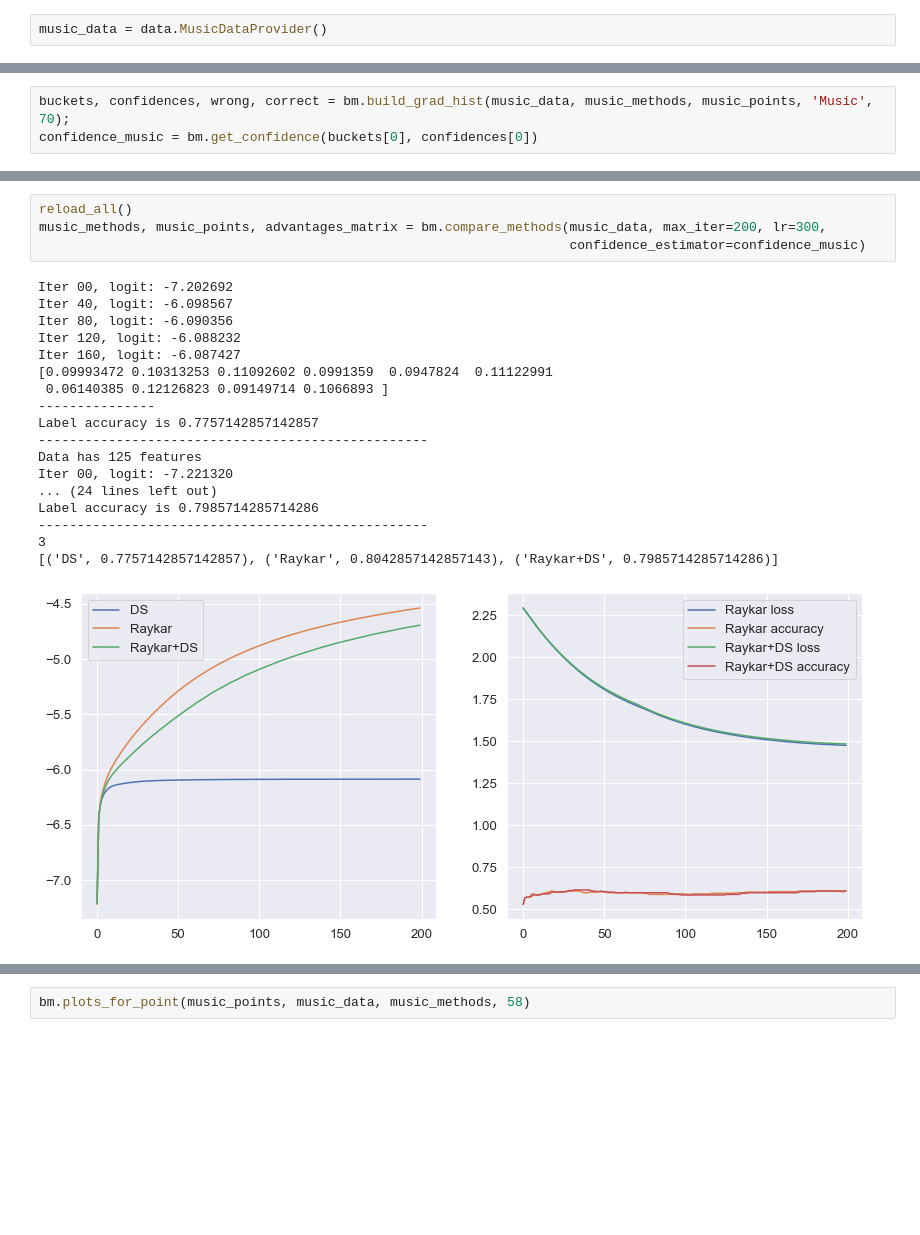
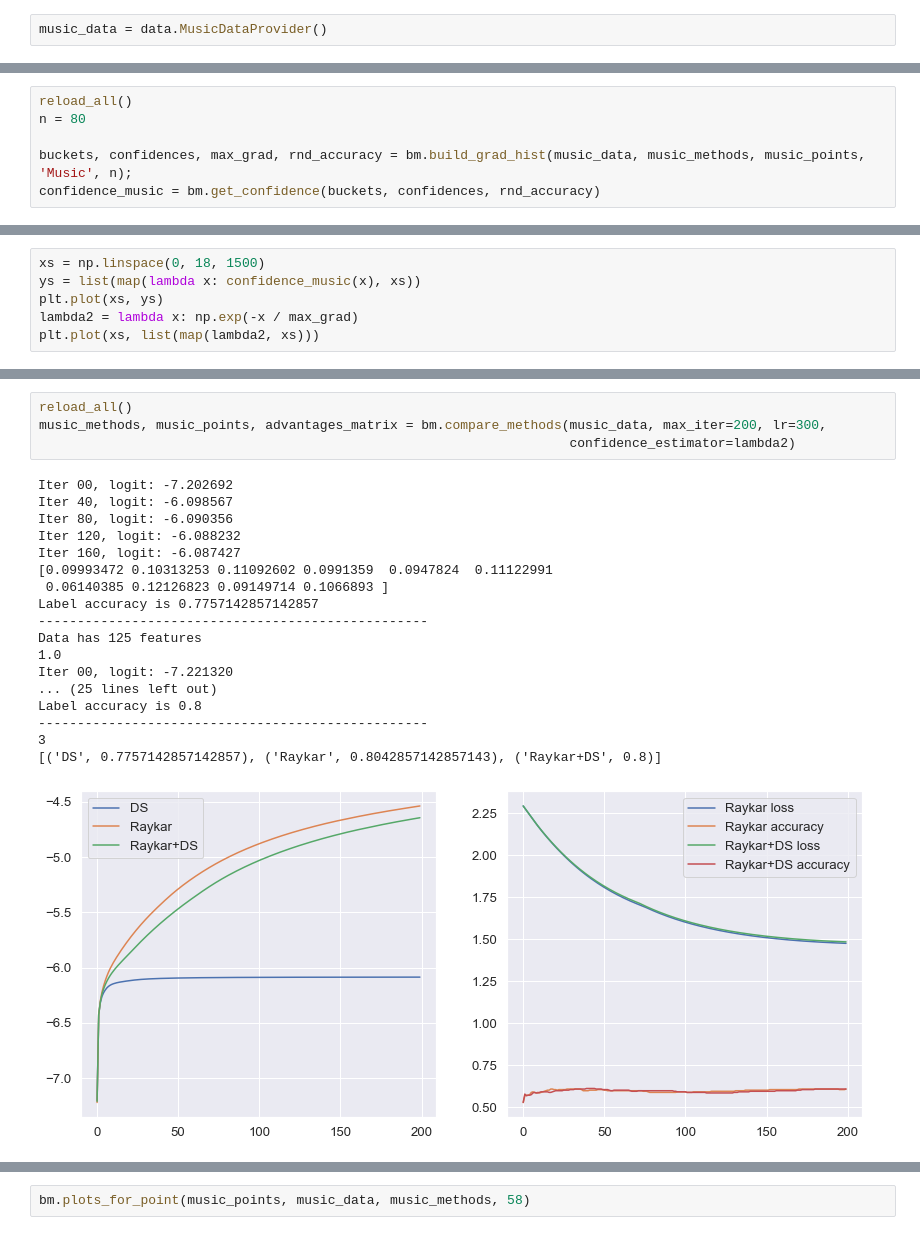
Before and after one commit to AndreySmirdin/CrowdInference, a Jupyter notebook: Music.ipynb, the cells around one changed output, grey strips where cells are left out. Saved outputs shown, nothing was run; the diff lists cells and outputs as text; blank space fills up the shorter version.

```diff
--- a/Music.ipynb
+++ b/Music.ipynb
@@ -72,5 +72,8 @@ Label accuracy is 0.7885714285714286
 # %%
-buckets, confidences, wrong, correct = bm.build_grad_hist(music_data, music_methods, music_points, 'Music', 70);
-confidence_music = bm.get_confidence(buckets[0], confidences[0])
+reload_all()
+n = 80
+
+buckets, confidences, max_grad, rnd_accuracy = bm.build_grad_hist(music_data, music_methods, music_points, 'Music', n);
+confidence_music = bm.get_confidence(buckets, confidences, rnd_accuracy)
 # %% [output]
 Number of data points: 700
@@ -77,0 +88,6 @@ Number of data points: 700
+# %%
+xs = np.linspace(0, 18, 1500)
+ys = list(map(lambda x: confidence_music(x), xs))
+plt.plot(xs, ys)
+lambda2 = lambda x: np.exp(-x / max_grad)
+plt.plot(xs, list(map(lambda2, xs)))
@@ -78,24 +97,24 @@ Number of data points: 700
 # %%
 reload_all()
 music_methods, music_points, advantages_matrix = bm.compare_methods(music_data, max_iter=200, lr=300,
-                                                                    confidence_estimator=confidence_music)
+                                                                    confidence_estimator=lambda2)
 # %% [output]
 Iter 00, logit: -7.202692
 Iter 40, logit: -6.098567
 Iter 80, logit: -6.090356
 Iter 120, logit: -6.088232
 Iter 160, logit: -6.087427
 [0.09993472 0.10313253 0.11092602 0.0991359  0.0947824  0.11122991
  0.06140385 0.12126823 0.09149714 0.1066893 ]
----------------
 Label accuracy is 0.7757142857142857
 --------------------------------------------------
 Data has 125 features
+1.0
 Iter 00, logit: -7.221320
-... (24 lines left out)
-Label accuracy is 0.7985714285714286
+... (25 lines left out)
+Label accuracy is 0.8
 --------------------------------------------------
 3
-[('DS', 0.7757142857142857), ('Raykar', 0.8042857142857143), ('Raykar+DS', 0.7985714285714286)]
+[('DS', 0.7757142857142857), ('Raykar', 0.8042857142857143), ('Raykar+DS', 0.8)]
-[figure, old version]
+[figure, new version]
 # %%
```
Also changed, not shown: parts of 6 cells of this notebook, 9 other files.
